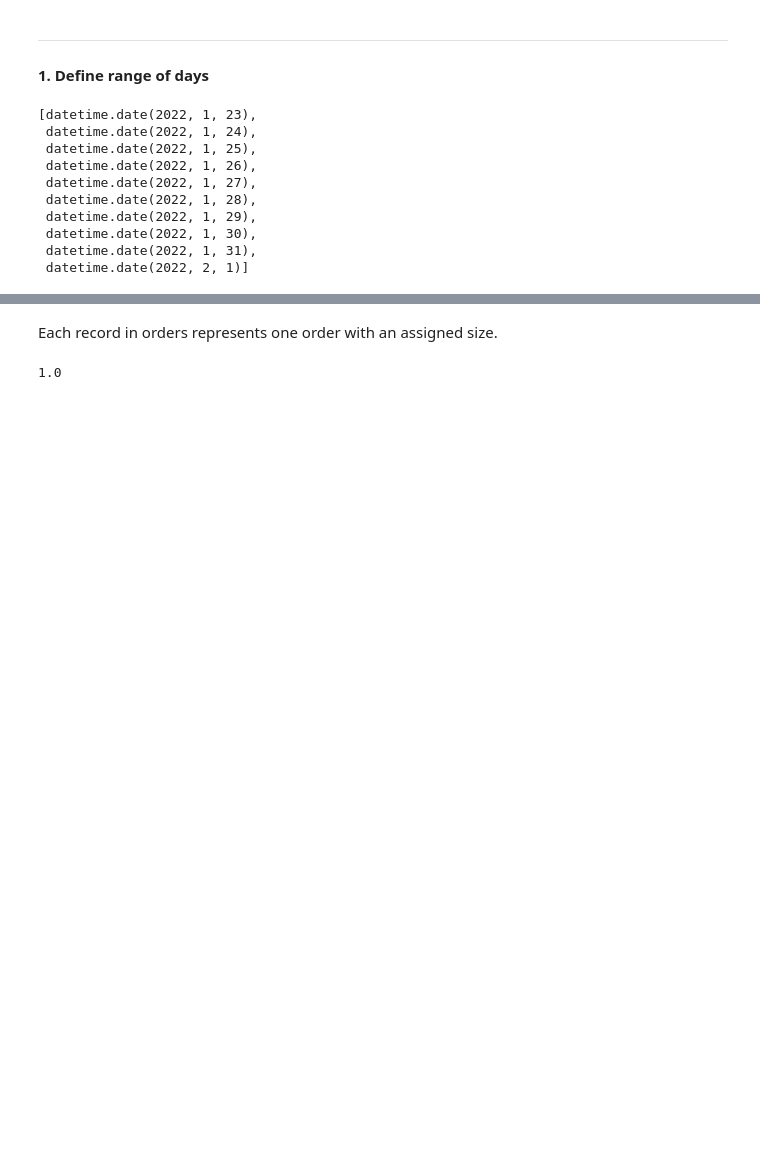
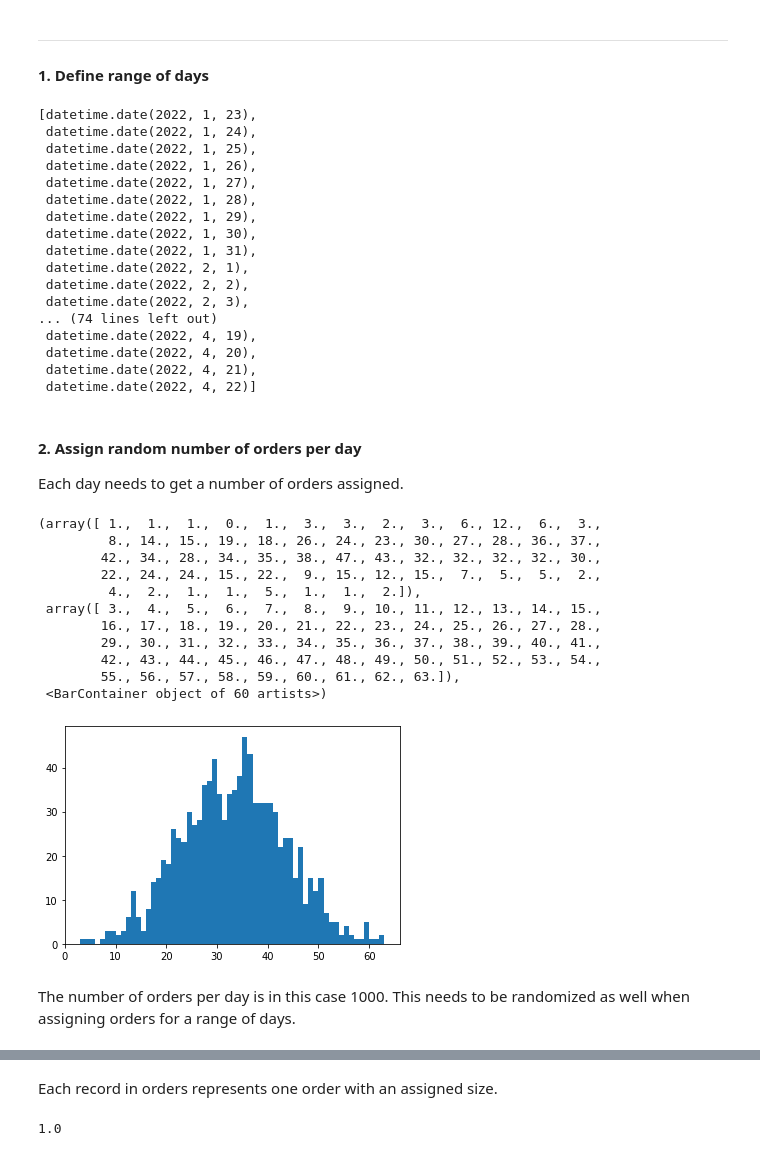
Before and after one commit to LarsTinnefeld/random-operations-generator, a Jupyter notebook: random_generators.ipynb, the cells around one changed output, grey strips where cells are left out. Cells and saved outputs as stored; diff of their text form; code cells hidden in the pictures; blank space fills up the shorter version.

Commit message:
Date array, random orders
1) Function to define range of days
2) Started order generator with
   - Random count of orders for a given day
   - Random order size for a given order

```diff
--- a/random_generators.ipynb
+++ b/random_generators.ipynb
@@ -226,7 +226,7 @@ def day_definer(num):
 
     return pd.date_range(datetime.today(), periods=num).date.tolist()
 # %%
-lst_days = day_definer(10)
+lst_days = day_definer(90)
 lst_days
 # %% [output]
 [datetime.date(2022, 1, 23),
@@ -238,4 +238,41 @@ lst_days
  datetime.date(2022, 1, 29),
  datetime.date(2022, 1, 30),
  datetime.date(2022, 1, 31),
- datetime.date(2022, 2, 1)]
+ datetime.date(2022, 2, 1),
+ datetime.date(2022, 2, 2),
+ datetime.date(2022, 2, 3),
+... (74 lines left out)
+ datetime.date(2022, 4, 19),
+ datetime.date(2022, 4, 20),
+ datetime.date(2022, 4, 21),
+ datetime.date(2022, 4, 22)]
+# %% [markdown]
+#### 2. Assign random number of orders per day
+Each day needs to get a number of orders assigned.
+# %%
+# Function to generate random oders for a given day
+
+def order_generator(orders_per_day, avg_lines_order, order_std, min_order_size):
+
+    return np.round(abs(np.random.normal(loc=avg_lines_order, scale=order_std, size=orders_per_day))) + min_order_size
+# %%
+test_orders = order_generator(1000, 30, 10, 3)
+# %%
+# Plot:
+axis = np.arange(start=min(test_orders), stop = max(test_orders) + 1)
+plt.hist(test_orders, bins = axis)
+# %% [output]
+(array([ 1.,  1.,  1.,  0.,  1.,  3.,  3.,  2.,  3.,  6., 12.,  6.,  3.,
+         8., 14., 15., 19., 18., 26., 24., 23., 30., 27., 28., 36., 37.,
+        42., 34., 28., 34., 35., 38., 47., 43., 32., 32., 32., 32., 30.,
+        22., 24., 24., 15., 22.,  9., 15., 12., 15.,  7.,  5.,  5.,  2.,
+         4.,  2.,  1.,  1.,  5.,  1.,  1.,  2.]),
+ array([ 3.,  4.,  5.,  6.,  7.,  8.,  9., 10., 11., 12., 13., 14., 15.,
+        16., 17., 18., 19., 20., 21., 22., 23., 24., 25., 26., 27., 28.,
+        29., 30., 31., 32., 33., 34., 35., 36., 37., 38., 39., 40., 41.,
+        42., 43., 44., 45., 46., 47., 48., 49., 50., 51., 52., 53., 54.,
+        55., 56., 57., 58., 59., 60., 61., 62., 63.]),
+ <BarContainer object of 60 artists>)
+[figure, added]
+# %% [markdown]
+The number of orders per day is in this case 1000. This needs to be randomized as well when assigning orders for a range of days.
```
Also changed, not shown: parts of 15 cells of this notebook.
